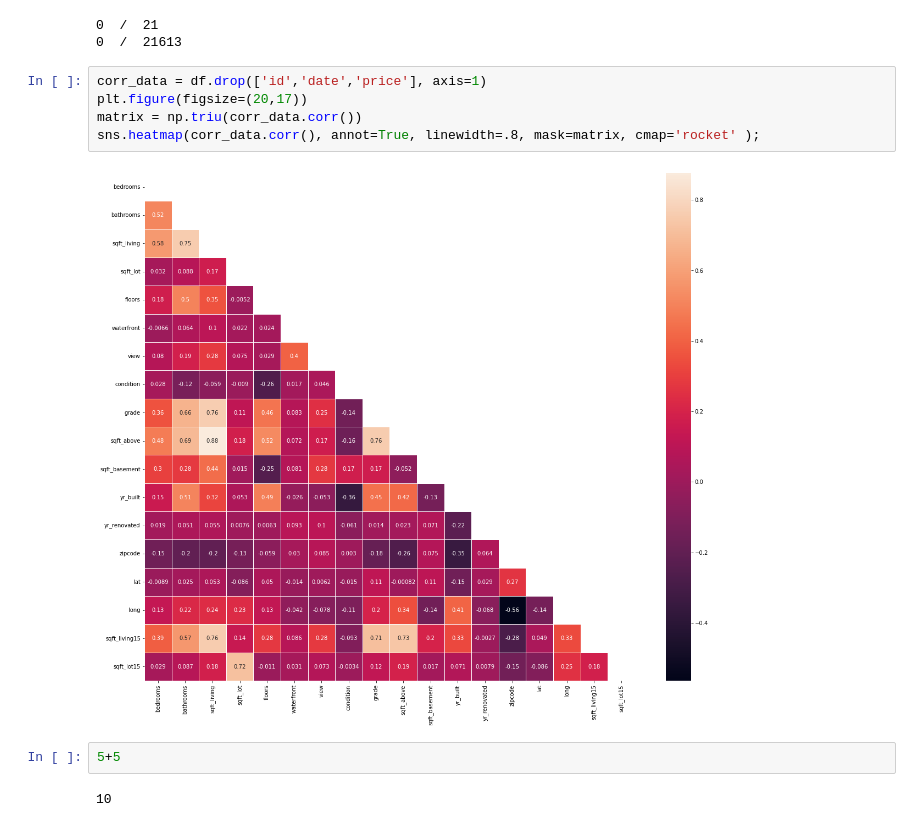
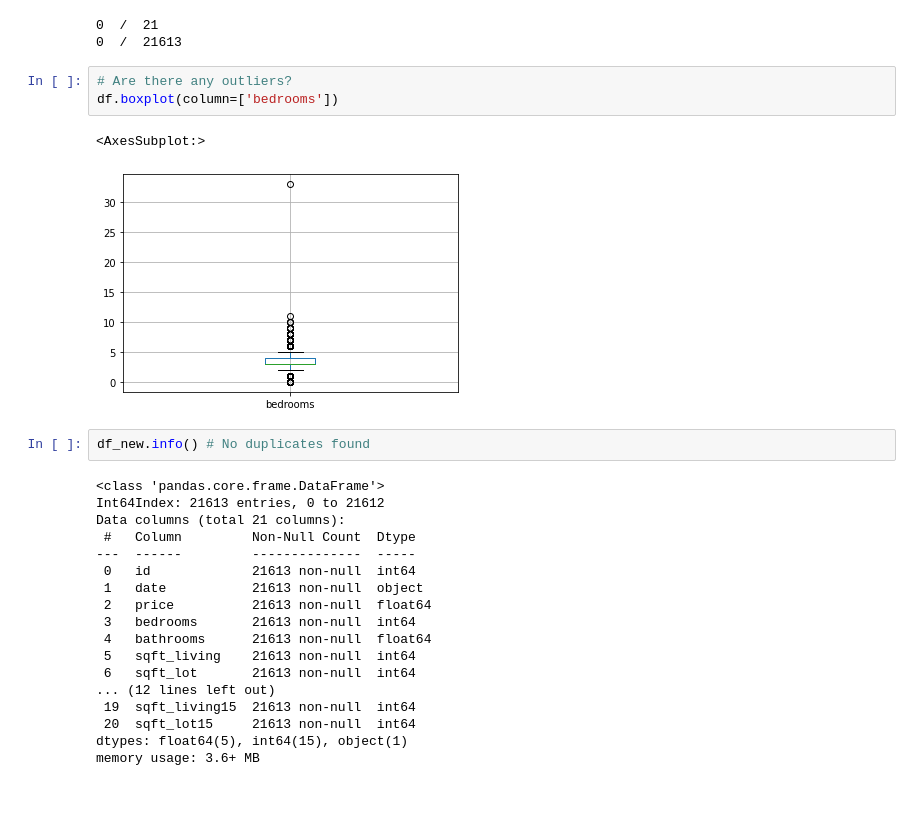
Before and after one commit to teoaleh/Data-Science-Projects, a Jupyter notebook: House sales in King County USA/EDA.ipynb, the cells around one changed output. Cells and saved outputs as stored; diff of their text form; blank space fills up the shorter version.

```diff
--- a/House sales in King County USA/EDA.ipynb
+++ b/House sales in King County USA/EDA.ipynb
@@ -57,14 +57,29 @@ print(data.isnull().any(axis=1).sum(), ' / ', len(data))
 # %% [output]
 0  /  21
 0  /  21613
-# %%
-corr_data = df.drop(['id','date','price'], axis=1)
-plt.figure(figsize=(20,17))
-matrix = np.triu(corr_data.corr())
-sns.heatmap(corr_data.corr(), annot=True, linewidth=.8, mask=matrix, cmap='rocket' );
-# %% [output]
-[figure]
 # %%
-5+5
+# Are there any outliers?
+df.boxplot(column=['bedrooms'])
 # %% [output]
-10
+<AxesSubplot:>
+[figure, added]
+# %%
+df_new.info() # No duplicates found
+# %% [output]
+<class 'pandas.core.frame.DataFrame'>
+Int64Index: 21613 entries, 0 to 21612
+Data columns (total 21 columns):
+ #   Column         Non-Null Count  Dtype
+---  ------         --------------  -----
+ 0   id             21613 non-null  int64
+ 1   date           21613 non-null  object
+ 2   price          21613 non-null  float64
+ 3   bedrooms       21613 non-null  int64
+ 4   bathrooms      21613 non-null  float64
+ 5   sqft_living    21613 non-null  int64
+ 6   sqft_lot       21613 non-null  int64
+... (12 lines left out)
+ 19  sqft_living15  21613 non-null  int64
+ 20  sqft_lot15     21613 non-null  int64
+dtypes: float64(5), int64(15), object(1)
+memory usage: 3.6+ MB
```
Also changed, not shown: parts of 14 cells of this notebook.
